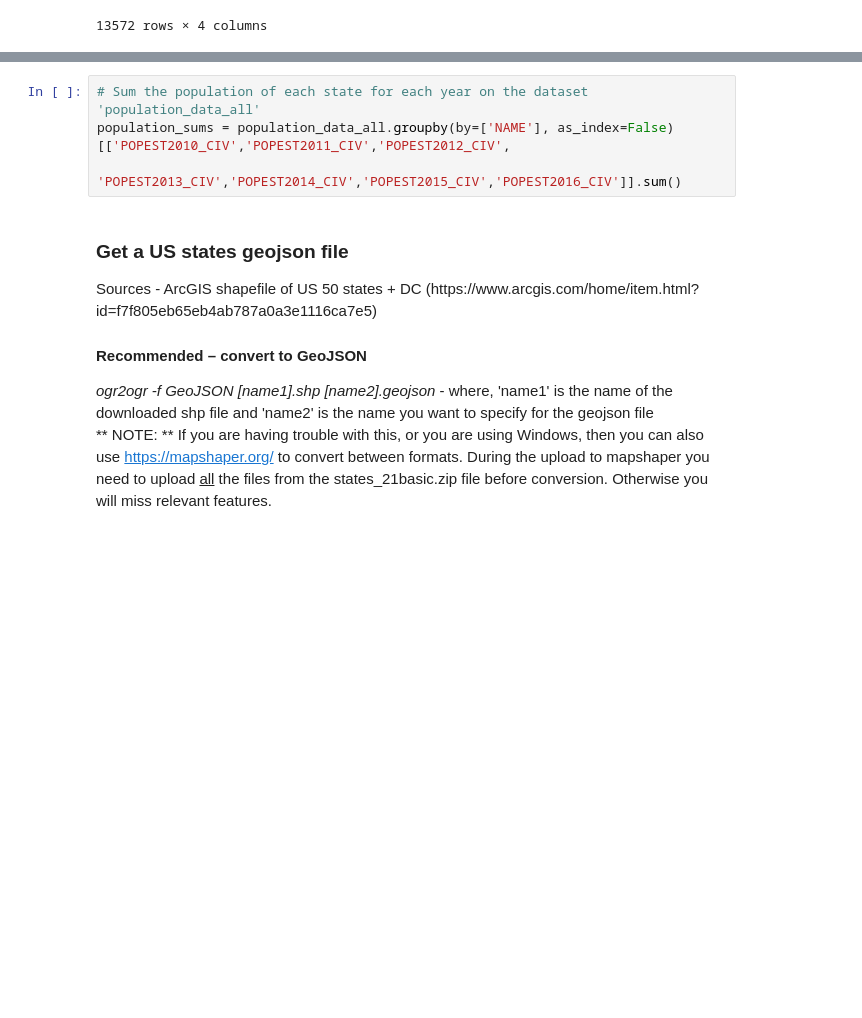
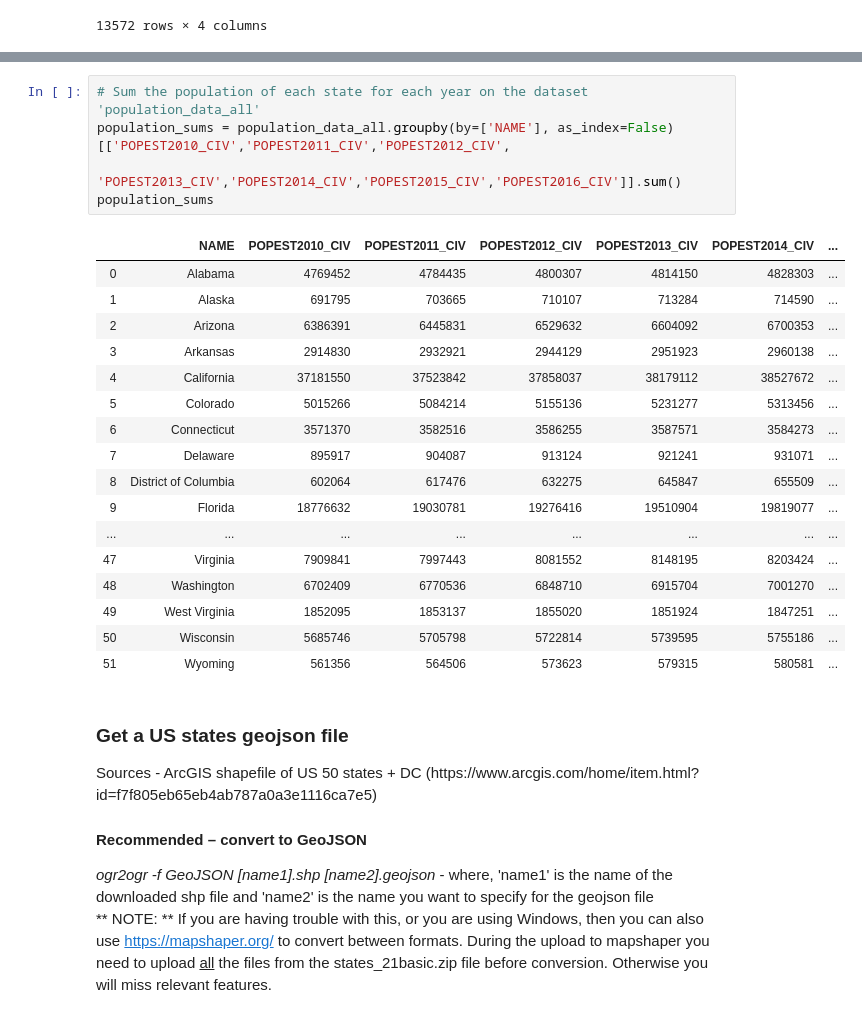
Before and after one commit to judgmnt/Data-science-group-19, a Jupyter notebook: assignment1/week2_more_pandas_and_drawing_maps.ipynb, the cells around one changed output, grey strips where cells are left out. Saved outputs shown, nothing was run; the diff lists cells and outputs as text; blank space fills up the shorter version.

```diff
--- a/assignment1/week2_more_pandas_and_drawing_maps.ipynb
+++ b/assignment1/week2_more_pandas_and_drawing_maps.ipynb
@@ -92,7 +107,26 @@ population_data_all = population_data_all[population_data_all['AGE']!=999]
 # %%
 # Sum the population of each state for each year on the dataset 'population_data_all'
 population_sums = population_data_all.groupby(by=['NAME'], as_index=False)[['POPEST2010_CIV','POPEST2011_CIV','POPEST2012_CIV',
                                               'POPEST2013_CIV','POPEST2014_CIV','POPEST2015_CIV','POPEST2016_CIV']].sum()
+population_sums
+# %% [output]
+|  | NAME | POPEST2010_CIV | POPEST2011_CIV | POPEST2012_CIV | POPEST2013_CIV | POPEST2014_CIV | ... |
+| 0 | Alabama | 4769452 | 4784435 | 4800307 | 4814150 | 4828303 | ... |
+| 1 | Alaska | 691795 | 703665 | 710107 | 713284 | 714590 | ... |
+| 2 | Arizona | 6386391 | 6445831 | 6529632 | 6604092 | 6700353 | ... |
+| 3 | Arkansas | 2914830 | 2932921 | 2944129 | 2951923 | 2960138 | ... |
+| 4 | California | 37181550 | 37523842 | 37858037 | 38179112 | 38527672 | ... |
+| 5 | Colorado | 5015266 | 5084214 | 5155136 | 5231277 | 5313456 | ... |
+| 6 | Connecticut | 3571370 | 3582516 | 3586255 | 3587571 | 3584273 | ... |
+| 7 | Delaware | 895917 | 904087 | 913124 | 921241 | 931071 | ... |
+| 8 | District of Columbia | 602064 | 617476 | 632275 | 645847 | 655509 | ... |
+| 9 | Florida | 18776632 | 19030781 | 19276416 | 19510904 | 19819077 | ... |
+| ... | ... | ... | ... | ... | ... | ... | ... |
+| 47 | Virginia | 7909841 | 7997443 | 8081552 | 8148195 | 8203424 | ... |
+| 48 | Washington | 6702409 | 6770536 | 6848710 | 6915704 | 7001270 | ... |
+| 49 | West Virginia | 1852095 | 1853137 | 1855020 | 1851924 | 1847251 | ... |
+| 50 | Wisconsin | 5685746 | 5705798 | 5722814 | 5739595 | 5755186 | ... |
+| 51 | Wyoming | 561356 | 564506 | 573623 | 579315 | 580581 | ... |
 # %% [markdown]
 <h3> Get a US states geojson file </h3>
 Sources
```
Also changed, not shown: parts of 1 cell of this notebook, 2 other files.
